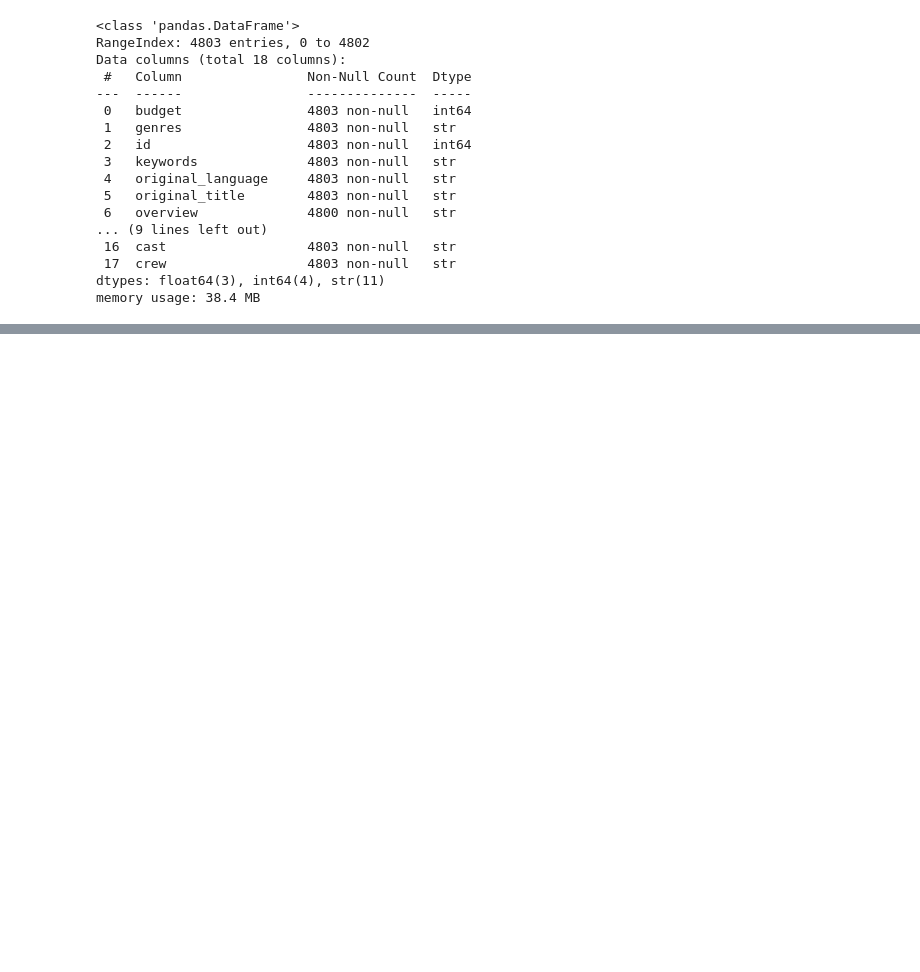
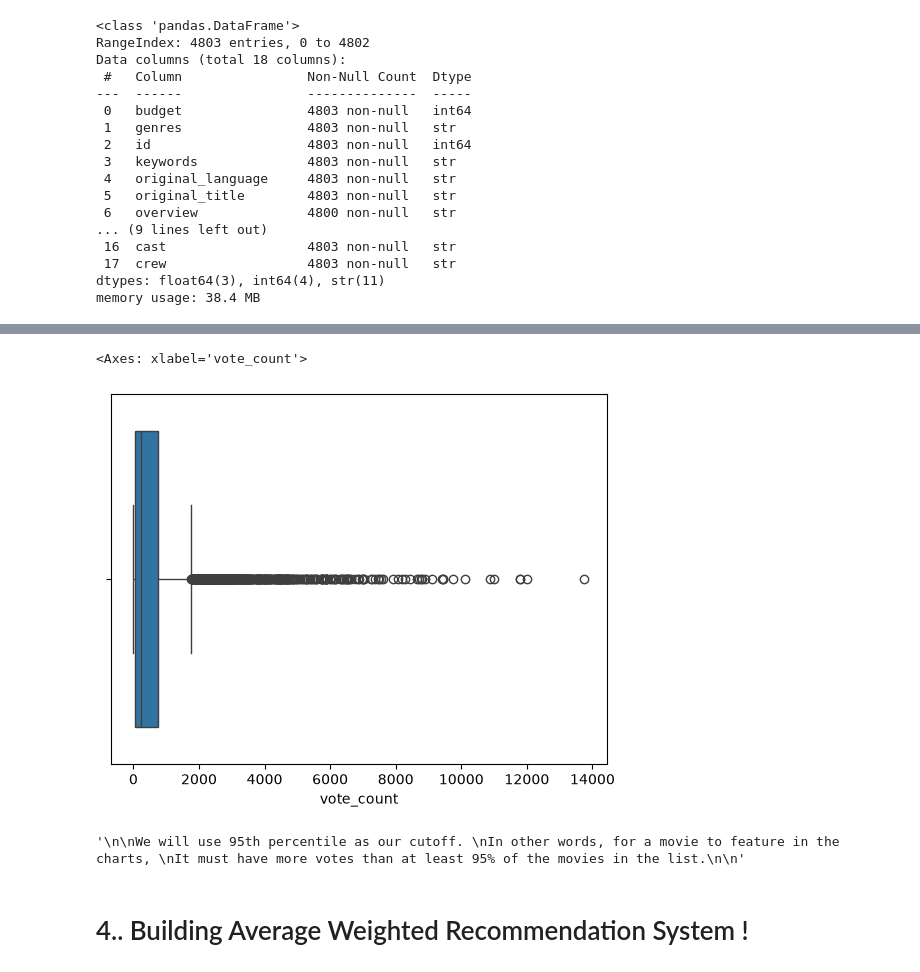
Before and after one commit to CyberWol-12/Movie_Recommendation_System, a Jupyter notebook: Movie_Recommendation_System_tmdb.ipynb, the cells around one changed output, grey strips where cells are left out. Saved outputs shown, nothing was run; the diff lists cells and outputs as text; code cells hidden in the pictures; blank space fills up the shorter version.

Commit message:
Building Average Weighted Recommendation Systm

```diff
--- a/Movie_Recommendation_System_tmdb.ipynb
+++ b/Movie_Recommendation_System_tmdb.ipynb
@@ -204,0 +249,5 @@ memory usage: 38.4 MB
+# %%
+sns.boxplot(data= movies_cleaned_df,x = 'vote_count')
+# %% [output]
+<Axes: xlabel='vote_count'>
+[figure, added]
@@ -204,0 +256,12 @@ memory usage: 38.4 MB
+# %%
+'''
+
+We will use 95th percentile as our cutoff.
+In other words, for a movie to feature in the charts,
+It must have more votes than at least 95% of the movies in the list.
+
+'''
+# %% [output]
+'\n\nWe will use 95th percentile as our cutoff. \nIn other words, for a movie to feature in the charts, \nIt must have more votes than at least 95% of the movies in the list.\n\n'
+# %% [markdown]
+# 4.. Building Average Weighted Recommendation System !
```
Also changed, not shown: parts of 9 cells of this notebook, 1 other file.
